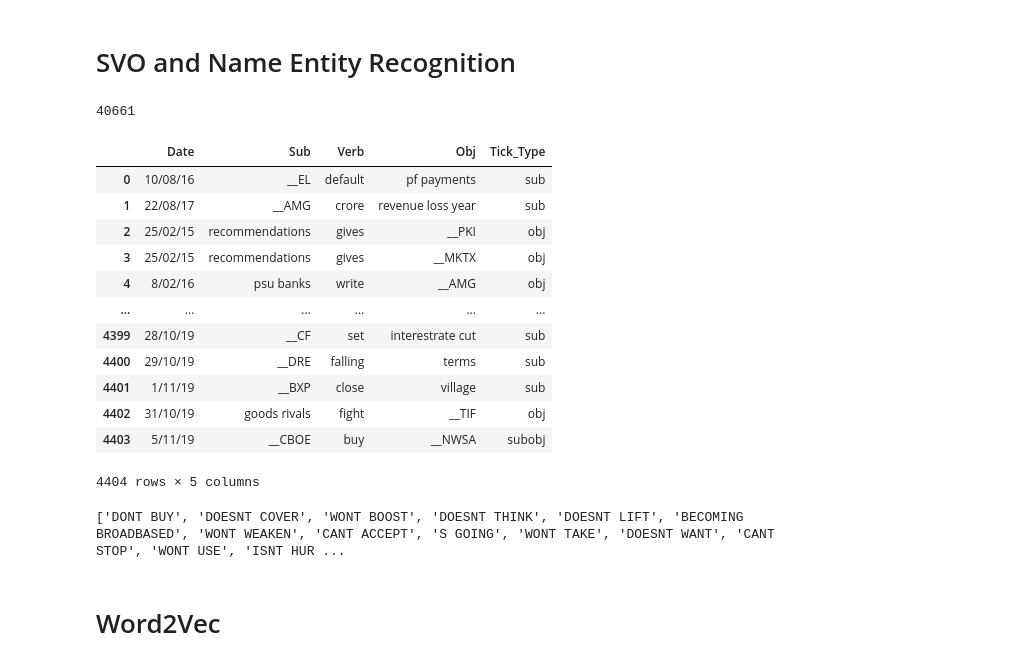
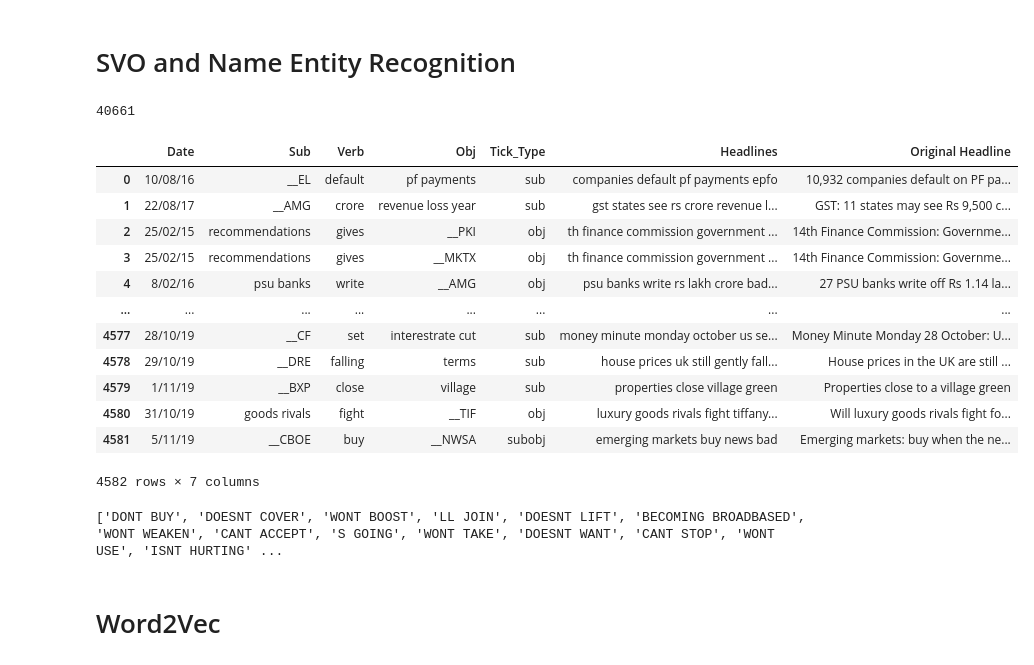
Before and after one commit to mcindoe/nlp, a Jupyter notebook: Stappy with LIBOR.ipynb, the cells around one changed output. Cells and saved outputs as stored; diff of their text form; code cells hidden in the pictures.

```diff
--- a/Stappy with LIBOR.ipynb
+++ b/Stappy with LIBOR.ipynb
@@ -69,13 +69,19 @@ header
 # %%
 # remove characters and stoplist words, then generate dictionary of unique words
 data = header
+
+data['Original_Headline'] = data['Headline']
+
 data['Headline'].replace('[!"#%\'()*+,-./:;<=>?@\[\]^_`{|}~1234567890’”“′‘\\\$&]','',inplace=True,regex=True)
-# stop.extend(['may','also','could','would', 'na', 'gets', 'getting', 'get','must','might','may','across','among','beside','however','yet','within']+list(ascii_lowercase))
-# stop.extend(['may','also','could','would', 'na', 'gets', 'getting', 'get','must','might','may','across','among','beside','however','yet','within']+list(ascii_lowercase))
-extensions_list = ['may','also','could','would', 'na','&amp','gets', 'getting', 'get','must','might','may','across','among','beside','however','yet','within']+list(ascii_lowercase)
+
+extensions_list = ['reuters','Reuters','bloomberg', 'may','also','could','would', 'na','&amp','gets', 'getting', 'get','must','might','may','across','among','beside','however','yet','within']+list(ascii_lowercase)
+
 stop = stop.union(set(extensions_list))
+
 wordlist = filter(None, " ".join(list(set(list(itertools.chain(*data['Headline'].str.split(' ')))))).split(" "))
+
 data['Headline'] = [' '.join(filter(None,filter(lambda word: word not in stop, line))) for line in data['Headline'].str.lower().str.split(' ')]
+
 header = data
 # %%
 ticker = tickers.to_frame('Ticker').reset_index()
@@ -196,12 +204,19 @@ def get_ticker1(name, tickers):
     return None
 
 # def parse_header(header, max_company_name_length = max((len(x) for x in tickers))):
-def parse_header1(header,tickers):
+def parse_header1(header,tickers,orig):
     '''Attempt to replace all organisations in a header with their ticker'''
     header = header.lower()
     nlp_header = nlp(header)
 
+    print('nlp header', nlp_header)
+    print(type(nlp_header))
+
     tokens = list(textacy.extract.subject_verb_object_triples(nlp_header))
+
+    print('tokens', tokens)
+
+
     parsed_words = []
     for i in range(len(tokens)):
         ticker_0 = get_ticker1(str(tokens[i][0]), tickers)
@@ -218,41 +233,43 @@ def parse_header1(header,tickers):
             tick_obj = 'obj'
         verb = str(tokens[i][1])
         tick = tick_sub + tick_obj
+
         if (ticker_0 != None) | (ticker_2 != None):
-            parsed_words.append([sub, verb, obj, tick])
+            parsed_words.append([sub, verb, obj, tick, header,orig])
 
     return parsed_words
 # %%
 print(len(header['Headline']))
 
-svo_df = pd.DataFrame(columns = ['Date', 'Sub', 'Verb', 'Obj', 'Tick_Type'])
+svo_df = pd.DataFrame(columns = ['Date', 'Sub', 'Verb', 'Obj', 'Tick_Type', 'Headlines', 'Original Headline'])
 
 for i in range (len(header['Headline'])):
     #print(i)
     headline = header.loc[i,'Headline']
+    orig_head = header.loc[i,'Original_Headline']
     date = header.loc[i,'Date']
-    svo_headlines = parse_header1(headline,tickers)
+    svo_headlines = parse_header1(headline,tickers,orig_head)
 
     for ls in svo_headlines:
         svo_df.loc[len(svo_df)] =  [date] + ls
 
 
 svo_df
 # %% [output]
 40661
-|  | Date | Sub | Verb | Obj | Tick_Type |
-| 0 | 10/08/16 | __EL | default | pf payments | sub |
-| 1 | 22/08/17 | __AMG | crore | revenue loss year | sub |
-| 2 | 25/02/15 | recommendations | gives | __PKI | obj |
-| 3 | 25/02/15 | recommendations | gives | __MKTX | obj |
-| 4 | 8/02/16 | psu banks | write | __AMG | obj |
-| ... | ... | ... | ... | ... | ... |
-| 4399 | 28/10/19 | __CF | set | interestrate cut | sub |
-| 4400 | 29/10/19 | __DRE | falling | terms | sub |
-| 4401 | 1/11/19 | __BXP | close | village | sub |
-| 4402 | 31/10/19 | goods rivals | fight | __TIF | obj |
-| 4403 | 5/11/19 | __CBOE | buy | __NWSA | subobj |
+|  | Date | Sub | Verb | Obj | Tick_Type | Headlines | Original Headline |
+| 0 | 10/08/16 | __EL | default | pf payments | sub | companies default pf payments epfo | 10,932 companies default on PF pa... |
+| 1 | 22/08/17 | __AMG | crore | revenue loss year | sub | gst states see rs crore revenue l... | GST: 11 states may see Rs 9,500 c... |
+| 2 | 25/02/15 | recommendations | gives | __PKI | obj | th finance commission government ... | 14th Finance Commission: Governme... |
+| 3 | 25/02/15 | recommendations | gives | __MKTX | obj | th finance commission government ... | 14th Finance Commission: Governme... |
+| 4 | 8/02/16 | psu banks | write | __AMG | obj | psu banks write rs lakh crore bad... | 27 PSU banks write off Rs 1.14 la... |
+| ... | ... | ... | ... | ... | ... | ... | ... |
+| 4577 | 28/10/19 | __CF | set | interestrate cut | sub | money minute monday october us se... | Money Minute Monday 28 October: U... |
+| 4578 | 29/10/19 | __DRE | falling | terms | sub | house prices uk still gently fall... | House prices in the UK are still ... |
+| 4579 | 1/11/19 | __BXP | close | village | sub | properties close village green | Properties close to a village green |
+| 4580 | 31/10/19 | goods rivals | fight | __TIF | obj | luxury goods rivals fight tiffany... | Will luxury goods rivals fight fo... |
+| 4581 | 5/11/19 | __CBOE | buy | __NWSA | subobj | emerging markets buy news bad | Emerging markets: buy when the ne... |
-4404 rows × 5 columns
+4582 rows × 7 columns
 # %%
 test = svo_df
 svo_df['Date'] = pd.to_datetime(svo_df['Date'])
@@ -267,7 +284,7 @@ print([x for x in svo_df['Verb'] if len(x.split(' ')) > 1])
 
 #print(type(test.loc[1,'Date']))
 # %% [output]
-['DONT BUY', 'DOESNT COVER', 'WONT BOOST', 'DOESNT THINK', 'DOESNT LIFT', 'BECOMING BROADBASED', 'WONT WEAKEN', 'CANT ACCEPT', 'S GOING', 'WONT TAKE', 'DOESNT WANT', 'CANT STOP', 'WONT USE', 'ISNT HUR ...
+['DONT BUY', 'DOESNT COVER', 'WONT BOOST', 'LL JOIN', 'DOESNT LIFT', 'BECOMING BROADBASED', 'WONT WEAKEN', 'CANT ACCEPT', 'S GOING', 'WONT TAKE', 'DOESNT WANT', 'CANT STOP', 'WONT USE', 'ISNT HURTING' ...
 # %% [markdown]
 # Word2Vec
 # %%
```
Also changed, not shown: parts of 22 cells of this notebook.
